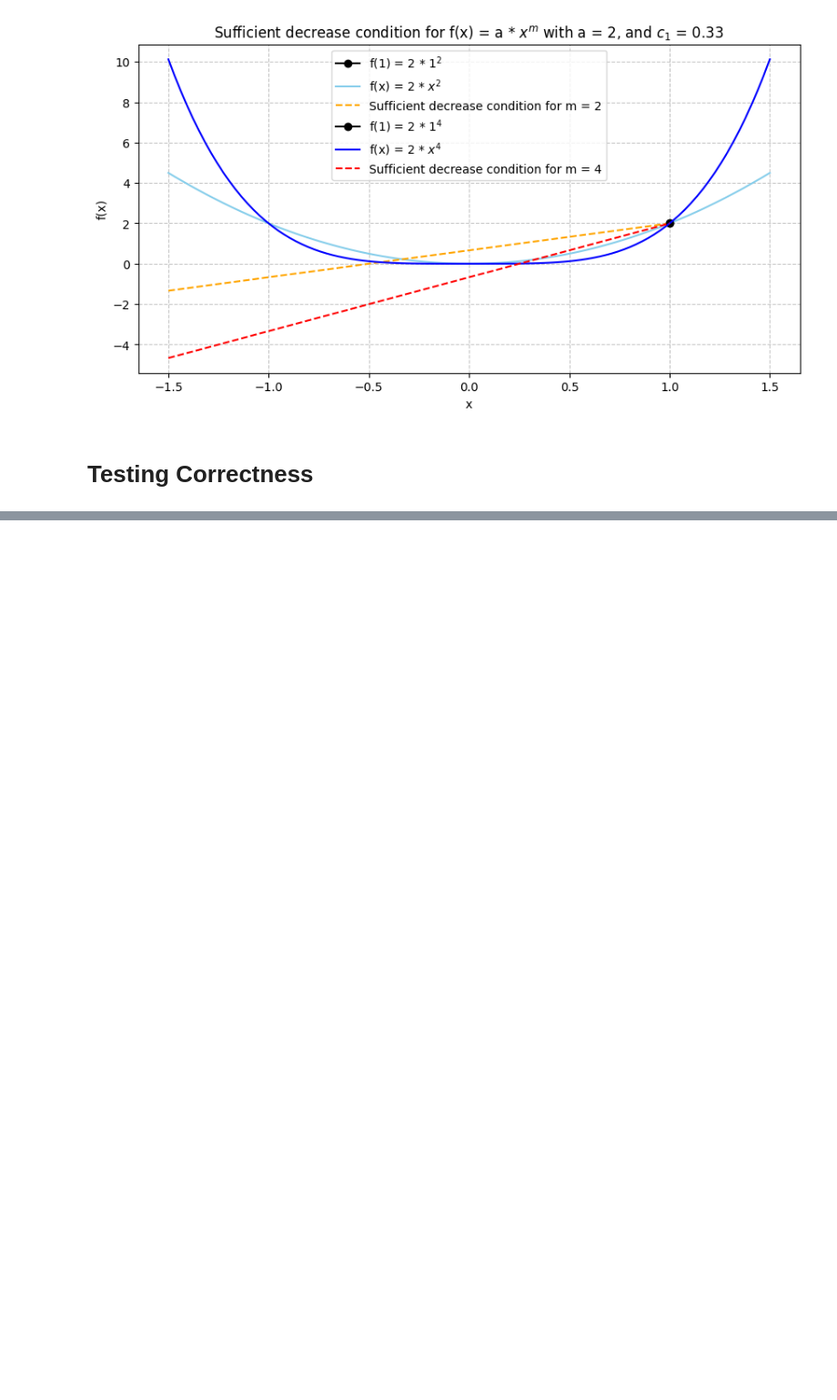
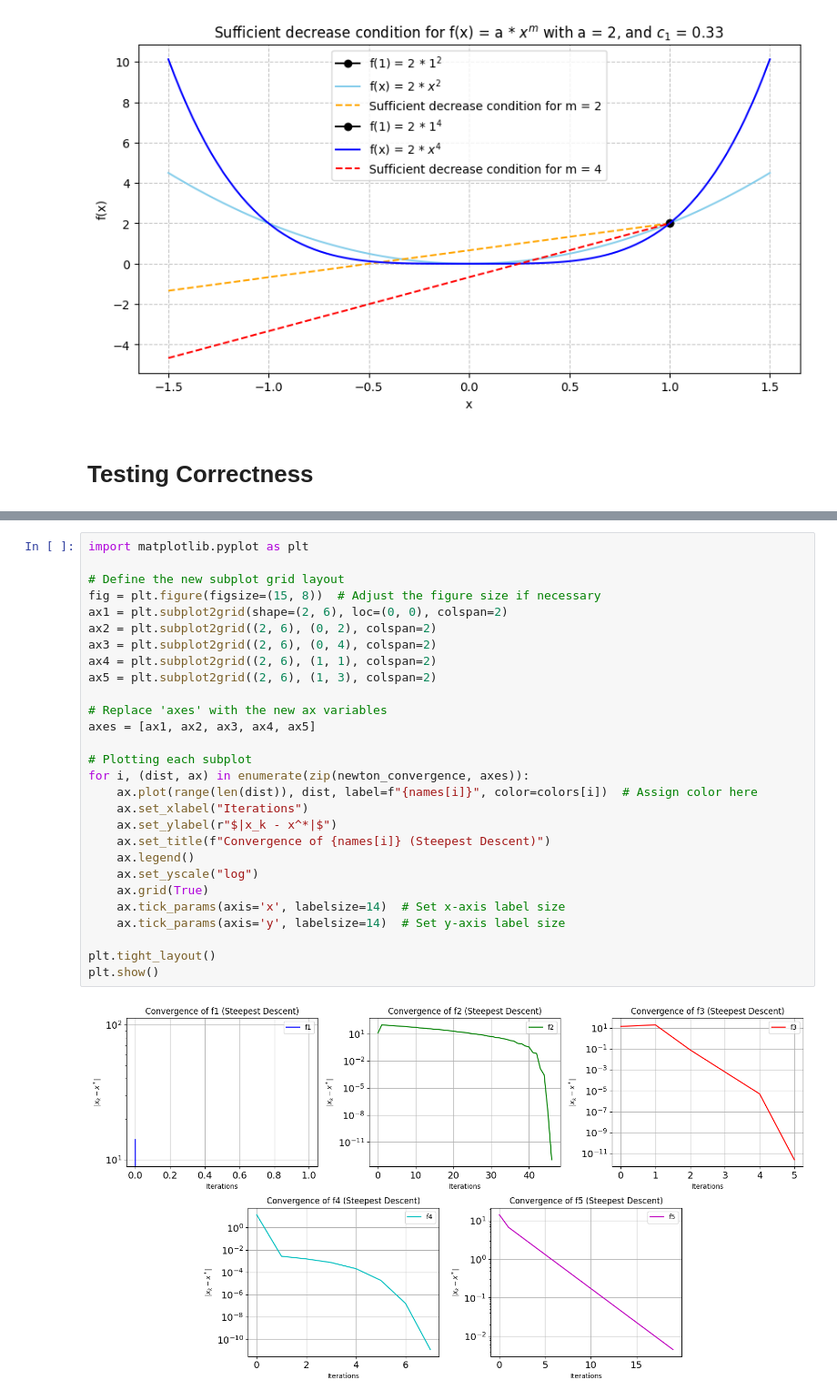
Before and after one commit to mVigholt/NO, a Jupyter notebook: Week 2/Assignment_Notebook.ipynb, the cells around one changed output, grey strips where cells are left out. Shown at 91% size. Drawn from its saved outputs; the diff is of its cells as text; blank space fills up the shorter version.

```diff
--- a/Week 2/Assignment_Notebook.ipynb
+++ b/Week 2/Assignment_Notebook.ipynb
@@ -640,0 +736,30 @@ plt.show()
+# %%
+import matplotlib.pyplot as plt
+
+# Define the new subplot grid layout
+fig = plt.figure(figsize=(15, 8))  # Adjust the figure size if necessary
+ax1 = plt.subplot2grid(shape=(2, 6), loc=(0, 0), colspan=2)
+ax2 = plt.subplot2grid((2, 6), (0, 2), colspan=2)
+ax3 = plt.subplot2grid((2, 6), (0, 4), colspan=2)
+ax4 = plt.subplot2grid((2, 6), (1, 1), colspan=2)
+ax5 = plt.subplot2grid((2, 6), (1, 3), colspan=2)
+
+# Replace 'axes' with the new ax variables
+axes = [ax1, ax2, ax3, ax4, ax5]
+
+# Plotting each subplot
+for i, (dist, ax) in enumerate(zip(newton_convergence, axes)):
+    ax.plot(range(len(dist)), dist, label=f"{names[i]}", color=colors[i])  # Assign color here
+    ax.set_xlabel("Iterations")
+    ax.set_ylabel(r"$|x_k - x^*|$")
+    ax.set_title(f"Convergence of {names[i]} (Steepest Descent)")
+    ax.legend()
+    ax.set_yscale("log")
+    ax.grid(True)
+    ax.tick_params(axis='x', labelsize=14)  # Set x-axis label size
+    ax.tick_params(axis='y', labelsize=14)  # Set y-axis label size
+
+plt.tight_layout()
+plt.show()
+# %% [output]
+[figure, added]
```
Also changed, not shown: parts of 7 cells of this notebook.
